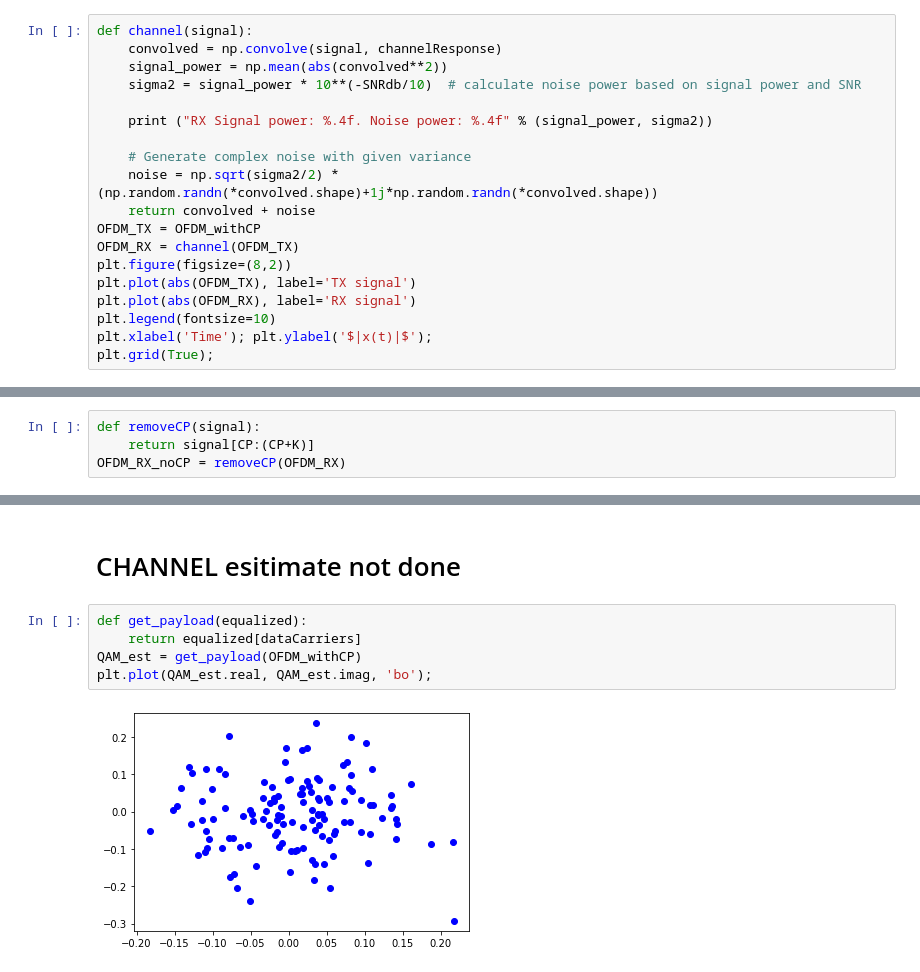
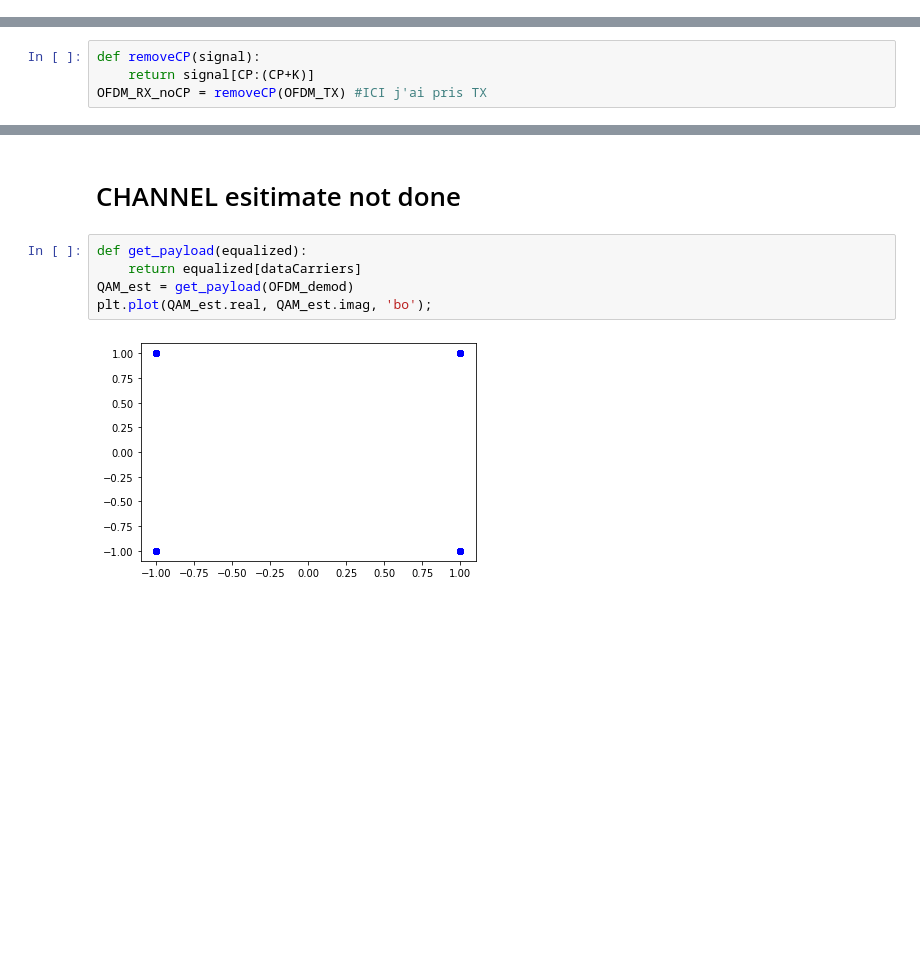
Before and after one commit to delaitl/OFDM, a Jupyter notebook: BEN_OFDM.ipynb, the cells around one changed output, grey strips where cells are left out. Cells and saved outputs as stored; diff of their text form; blank space fills up the shorter version.

```diff
--- a/BEN_OFDM.ipynb
+++ b/BEN_OFDM.ipynb
@@ -170,22 +164,3 @@ OFDM_withCP = addCP(OFDM_time)
 print ("Number of OFDM samples in time domain with CP: ", len(OFDM_withCP))
 # %% [output]
 Number of OFDM samples in time domain with CP:  144
-# %%
-def channel(signal):
-    convolved = np.convolve(signal, channelResponse)
-    signal_power = np.mean(abs(convolved**2))
-    sigma2 = signal_power * 10**(-SNRdb/10)  # calculate noise power based on signal power and SNR
-
-    print ("RX Signal power: %.4f. Noise power: %.4f" % (signal_power, sigma2))
-
-    # Generate complex noise with given variance
-    noise = np.sqrt(sigma2/2) * (np.random.randn(*convolved.shape)+1j*np.random.randn(*convolved.shape))
-    return convolved + noise
-OFDM_TX = OFDM_withCP
-OFDM_RX = channel(OFDM_TX)
-plt.figure(figsize=(8,2))
-plt.plot(abs(OFDM_TX), label='TX signal')
-plt.plot(abs(OFDM_RX), label='RX signal')
-plt.legend(fontsize=10)
-plt.xlabel('Time'); plt.ylabel('$|x(t)|$');
-plt.grid(True);
@@ -195,7 +167,7 @@ RX Signal power: 0.0179. Noise power: 0.0001
 # %%
 def removeCP(signal):
     return signal[CP:(CP+K)]
-OFDM_RX_noCP = removeCP(OFDM_RX)
+OFDM_RX_noCP = removeCP(OFDM_TX) #ICI j'ai pris TX
 # %%
 def DFT(OFDM_RX):
     return np.fft.fft(OFDM_RX)
@@ -205,7 +177,7 @@ OFDM_demod = DFT(OFDM_RX_noCP)
 # %%
 def get_payload(equalized):
     return equalized[dataCarriers]
-QAM_est = get_payload(OFDM_withCP)
+QAM_est = get_payload(OFDM_demod)
 plt.plot(QAM_est.real, QAM_est.imag, 'bo');
 # %% [output]
-[figure, old version]
+[figure, new version]
```
Also changed, not shown: parts of 5 cells of this notebook.
